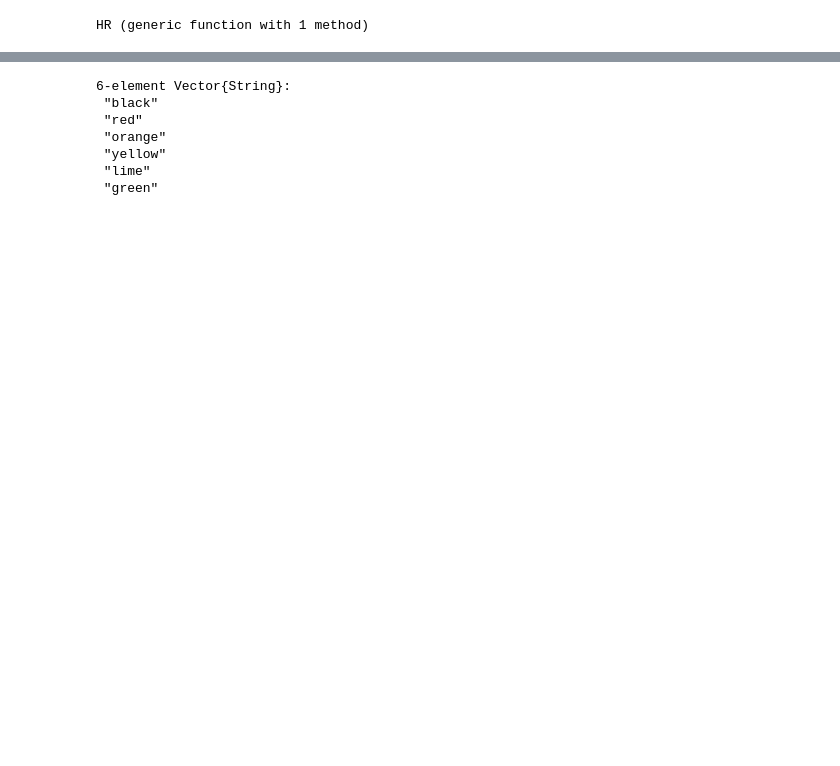
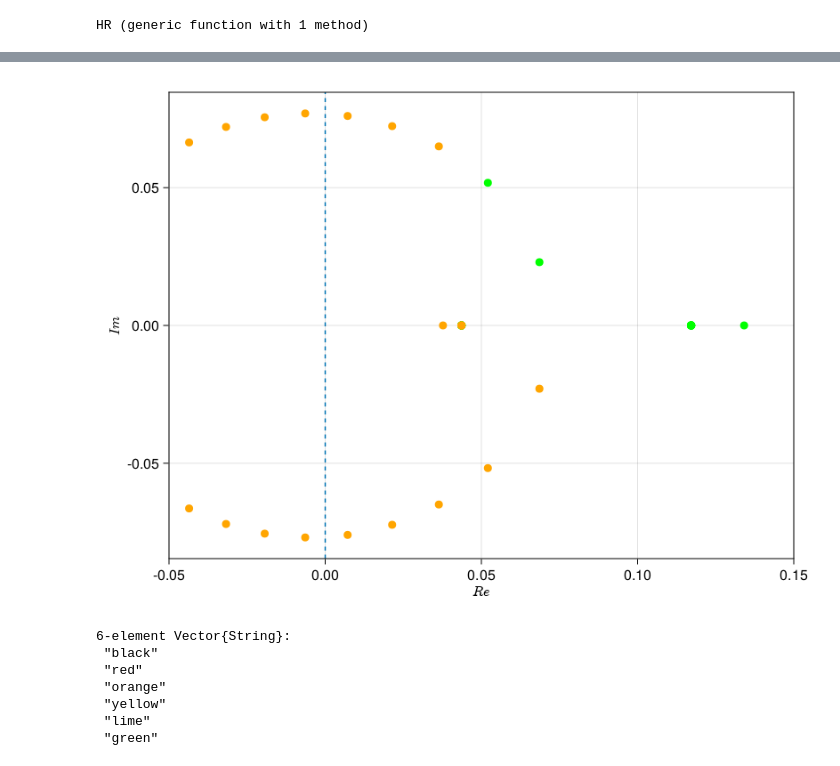
Before and after one commit to SergeyNovak777/dynamical-systems, a Jupyter notebook: Hindmarrh Rose/attractors/FixedPoints.ipynb, the cells around one changed output, grey strips where cells are left out. Cells and saved outputs as stored; diff of their text form; code cells hidden in the pictures; blank space fills up the shorter version.

```diff
--- a/Hindmarrh Rose/attractors/FixedPoints.ipynb
+++ b/Hindmarrh Rose/attractors/FixedPoints.ipynb
@@ -124,0 +237,5 @@ k: 1.0
+# %%
+xlims!(-0.05, 0.15)
+f
+# %% [output]
+[figure, added]
```
Also changed, not shown: parts of 17 cells of this notebook.
